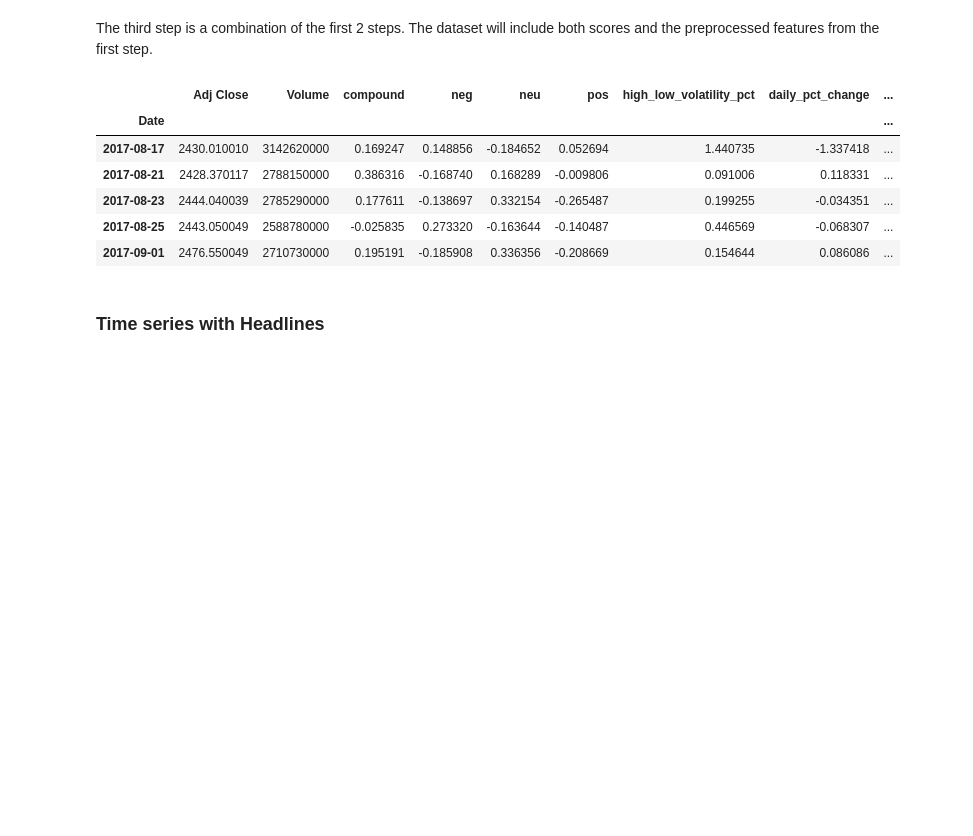
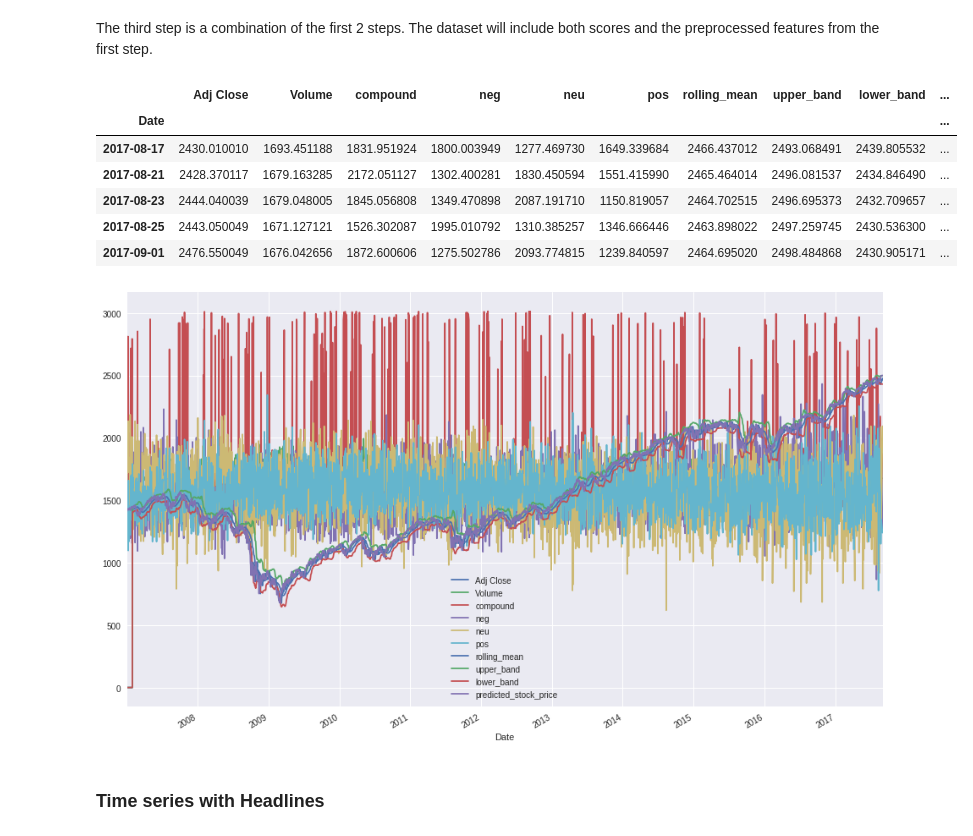
Before and after one commit to edantonio505/capstone_report, a Jupyter notebook: capstone_report.ipynb, the cells around one changed output. Cells and saved outputs as stored; diff of their text form; code cells hidden in the pictures; blank space fills up the shorter version.

```diff
--- a/capstone_report.ipynb
+++ b/capstone_report.ipynb
@@ -209,15 +245,0 @@ df_no_headlines[cols].loc['2017-01-01':].plot(figsize=(16,10))
-# %%
-#Set number of days and standard deviations to use for rolling lookback period for Bollinger band calculation
-no_of_std = 2
-
-#Calculate rolling mean and standard deviation using number of days set above
-rolling_mean = df_no_headlines['Adj Close'].rolling(days_in_advanced).mean()
-rolling_std = df_no_headlines['Adj Close'].rolling(days_in_advanced).std()
-
-#create two new DataFrame columns to hold values of upper and lower Bollinger bands
-df_no_headlines['rolling_mean'] = rolling_mean
-df_no_headlines['upper_band'] = rolling_mean + (rolling_std * no_of_std)
-df_no_headlines['lower_band'] = rolling_mean - (rolling_std * no_of_std)
-
-df_no_headlines.fillna(0, inplace=True)
-df_no_headlines.tail()
@@ -461,8 +468,13 @@ df_just_headlines = data[headlines_cols]
 norm_features_cols = ['compound', 'neg', 'neu', 'pos']
 norm_just_headlines = df_just_headlines[norm_features_cols].copy()
 df = norm_just_headlines
-df_norm = (df - df.mean()) / (df.max() - df.min())
-df_just_headlines[norm_features_cols] = df_norm
+df_norm_sentiment = (df - df.mean()) / (df.max() - df.min())
+df_just_headlines[norm_features_cols] = df_norm_sentiment
+
+
+df_just_headlines[norm_features_cols] = (df_just_headlines[norm_features_cols] * data['Adj Close'].mean())
+df_just_headlines[norm_features_cols] = df_just_headlines[norm_features_cols]  + data['Adj Close'].mean()
+df_just_headlines.plot(figsize=(16,10))
 
 
 df_just_headlines.tail()
@@ -528,34 +546,37 @@ Mean Absolute Error score: 24.798205861
 # %%
 data['rolling_mean'] = rolling_mean
 data['upper_band'] = rolling_mean + (rolling_std * no_of_std)
 data['lower_band'] = rolling_mean - (rolling_std * no_of_std)
 data.fillna(0, inplace=True)
+data[norm_features_cols] = df_norm_sentiment
+data[norm_features_cols] = data[norm_features_cols] * data['Adj Close'].mean() + data['Adj Close'].mean()
+
+
 cols = [
         'Adj Close',
         'Volume',
         'compound',
         'neg',
         'neu',
         'pos',
-        'high_low_volatility_pct',
-        'daily_pct_change',
         'rolling_mean',
         'upper_band',
         'lower_band',
         'predicted_stock_price'
 ]
 
 time_series_with_headlines = data[cols]
-time_series_with_headlines[norm_features_cols] = df_norm
+time_series_with_headlines.plot(figsize=(16,10))
 time_series_with_headlines.tail()
 # %% [output]
-|  | Adj Close | Volume | compound | neg | neu | pos | high_low_volatility_pct | daily_pct_change | ... |
-| Date |  |  |  |  |  |  |  |  | ... |
-| 2017-08-17 | 2430.010010 | 3142620000 | 0.169247 | 0.148856 | -0.184652 | 0.052694 | 1.440735 | -1.337418 | ... |
-| 2017-08-21 | 2428.370117 | 2788150000 | 0.386316 | -0.168740 | 0.168289 | -0.009806 | 0.091006 | 0.118331 | ... |
-| 2017-08-23 | 2444.040039 | 2785290000 | 0.177611 | -0.138697 | 0.332154 | -0.265487 | 0.199255 | -0.034351 | ... |
-| 2017-08-25 | 2443.050049 | 2588780000 | -0.025835 | 0.273320 | -0.163644 | -0.140487 | 0.446569 | -0.068307 | ... |
-| 2017-09-01 | 2476.550049 | 2710730000 | 0.195191 | -0.185908 | 0.336356 | -0.208669 | 0.154644 | 0.086086 | ... |
+|  | Adj Close | Volume | compound | neg | neu | pos | rolling_mean | upper_band | lower_band | ... |
+| Date |  |  |  |  |  |  |  |  |  | ... |
+| 2017-08-17 | 2430.010010 | 1693.451188 | 1831.951924 | 1800.003949 | 1277.469730 | 1649.339684 | 2466.437012 | 2493.068491 | 2439.805532 | ... |
+| 2017-08-21 | 2428.370117 | 1679.163285 | 2172.051127 | 1302.400281 | 1830.450594 | 1551.415990 | 2465.464014 | 2496.081537 | 2434.846490 | ... |
+| 2017-08-23 | 2444.040039 | 1679.048005 | 1845.056808 | 1349.470898 | 2087.191710 | 1150.819057 | 2464.702515 | 2496.695373 | 2432.709657 | ... |
+| 2017-08-25 | 2443.050049 | 1671.127121 | 1526.302087 | 1995.010792 | 1310.385257 | 1346.666446 | 2463.898022 | 2497.259745 | 2430.536300 | ... |
+| 2017-09-01 | 2476.550049 | 1676.042656 | 1872.600606 | 1275.502786 | 2093.774815 | 1239.840597 | 2464.695020 | 2498.484868 | 2430.905171 | ... |
+[figure, added]
 # %%
 feature_cols = [
         'Adj Close',
```
Also changed, not shown: parts of 27 cells of this notebook.
